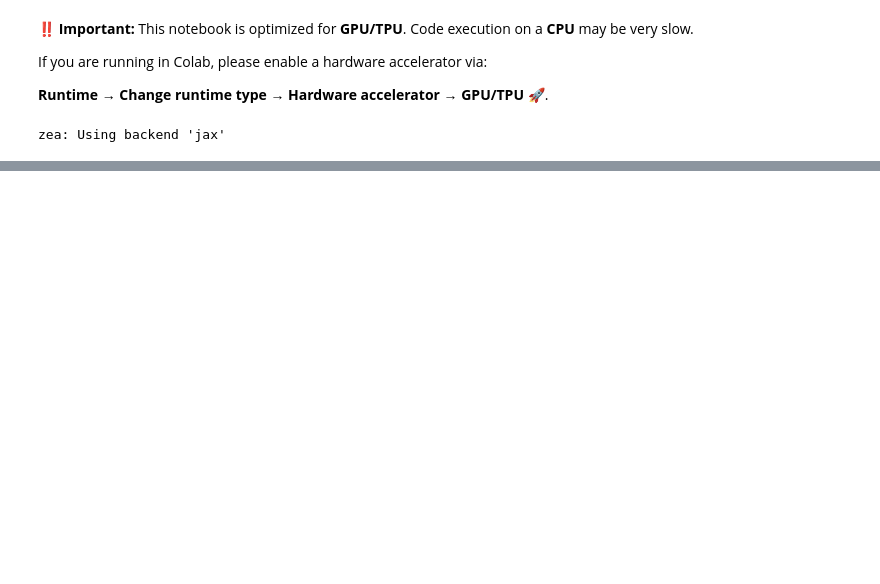
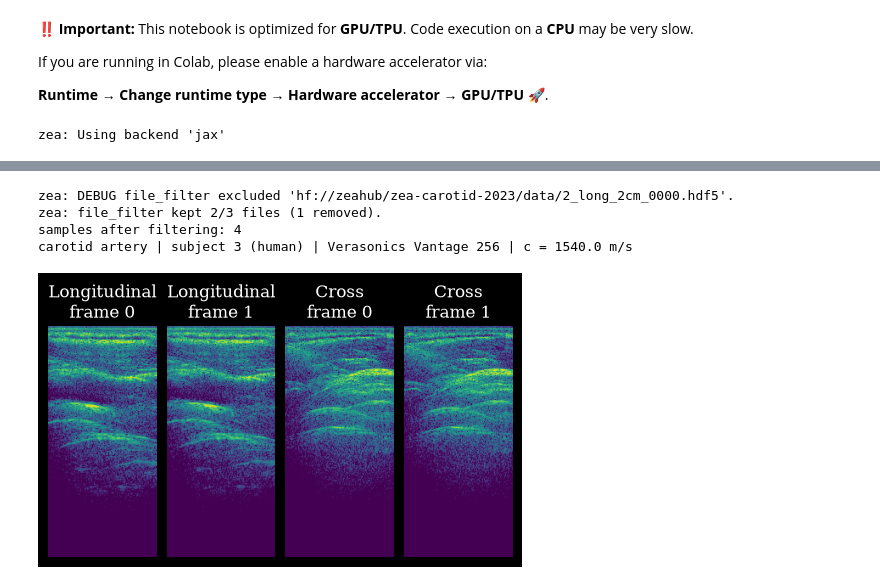
Before and after one commit to tue-bmd/zea, a Jupyter notebook: docs/source/notebooks/data/zea_dataloader_example.ipynb, the cells around one changed output, grey strips where cells are left out. Drawn from its saved outputs; the diff is of its cells as text; code cells hidden in the pictures; blank space fills up the shorter version.

```diff
--- a/docs/source/notebooks/data/zea_dataloader_example.ipynb
+++ b/docs/source/notebooks/data/zea_dataloader_example.ipynb
@@ -168,0 +106,48 @@ file/
+# %%
+loader = zea.Dataloader(
+    file_paths,
+    key="data/raw_data",
+    batch_size=None,
+    limit_n_frames=2,
+    axis_selections={1: plane_waves},
+    shuffle=False,
+    file_filter={"metadata.subject.id": "3"},
+    return_metadata=[
+        "metadata.subject",
+        "metadata.annotations",
+        "scan.sound_speed",
+        "scan.time_to_next_transmit",
+        "probe.probe_geometry",
+        "us_machine",
+    ],
+)
+
+
+def _to_display(x):
+    x = zea.func.envelope_detect(x.astype("float32"), axis=-3)[::8]
+    x = zea.func.normalize(x, (0, 1))
+    return zea.func.log_compress(x)
+
+
+images, titles = [], []
+for sample, metadata in loader:
+    images.append(_to_display(sample[0]))  # select tx 0
+    annotations, file = metadata["metadata"]["annotations"], metadata["file"]
+    titles.append(f"{annotations['view'].split()[0]}\nframe {file['indices'][0]}")
+
+subject = metadata["metadata"]["subject"]
+print("samples after filtering:", len(loader))
+print(
+    f"{annotations['anatomy']} | subject {subject['id']} ({subject['type']}) "
+    f"| {metadata['us_machine']} | c = {metadata['scan']['sound_speed']} m/s"
+)
+
+fig, _ = plot_image_grid(
+    images, ncols=4, vmin=-50, vmax=0, titles=titles, figsize=(8, 3), cmap="viridis"
+)
+# %% [output]
+zea: DEBUG file_filter excluded 'hf://zeahub/zea-carotid-2023/data/2_long_2cm_0000.hdf5'.
+zea: file_filter kept 2/3 files (1 removed).
+samples after filtering: 4
+carotid artery | subject 3 (human) | Verasonics Vantage 256 | c = 1540.0 m/s
+[figure, added]
```
Also changed, not shown: parts of 8 cells of this notebook, 1 other file.
